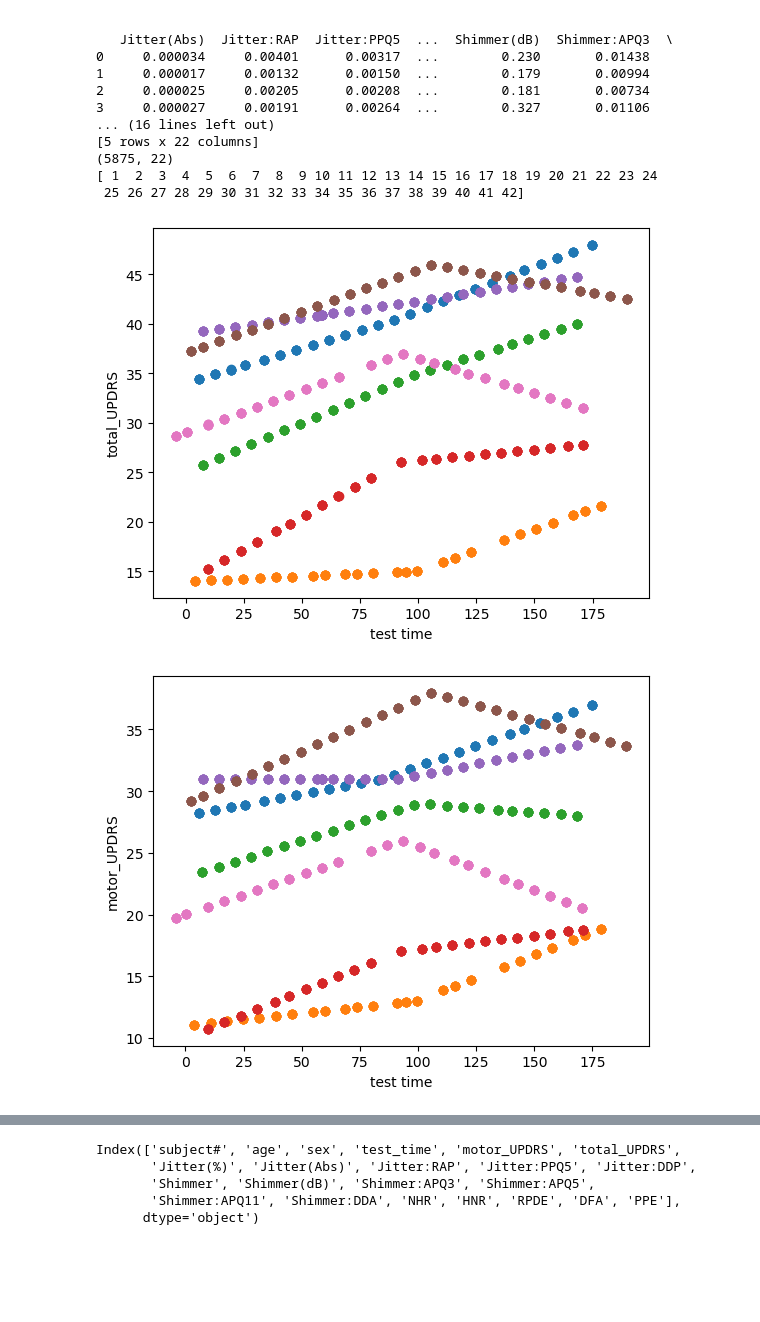
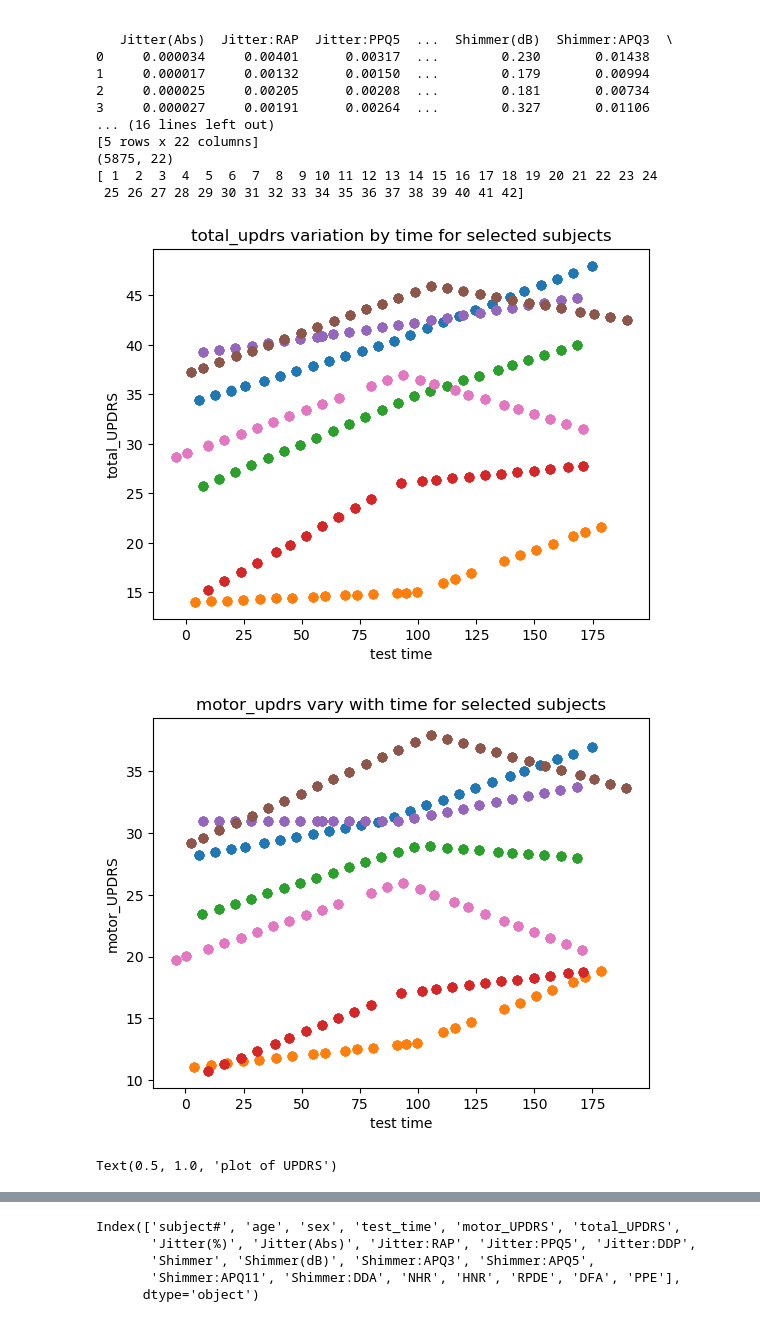
Before and after one commit to xiruwei/data1030projectparkinson, a Jupyter notebook: final project.ipynb, the cells around one changed output, grey strips where cells are left out. Drawn from its saved outputs; the diff is of its cells as text; code cells hidden in the pictures; blank space fills up the shorter version.

```diff
--- a/final project.ipynb
+++ b/final project.ipynb
@@ -34,20 +34,32 @@ print(unique_users)
 # %%
 # target and time? imputed measurement
 # pick one target?
 for i in [1, 2, 3, 4, 5, 41, 42]:
     userone = df[df['subject#'] ==i]
     plt.scatter(userone['test_time'], userone['total_UPDRS'])
     plt.xlabel('test time')
     plt.ylabel('total_UPDRS')
+    plt.title('total_updrs variation by time for selected subjects')
 
 plt.show()
 
 for i in [1, 2, 3, 4, 5, 41, 42]:
     userone = df[df['subject#'] ==i]
     plt.scatter(userone['test_time'], userone['motor_UPDRS'])
     plt.xlabel('test time')
     plt.ylabel('motor_UPDRS')
+    plt.title('motor_updrs vary with time for selected subjects')
 plt.show()
+
+
+plt.figure(figsize=(6, 3))
+plt.hist(df['total_UPDRS'], bins=200)
+plt.xlabel('total_UPDRS')
+plt.ylabel('count')
+plt.title('plot of UPDRS')
+
+#plt.semilogx()
 # %% [output]
-[figure, old version]
+[figure, new version]
-[figure, old version]
+[figure, new version]
+Text(0.5, 1.0, 'plot of UPDRS')
```
Also changed, not shown: parts of 7 cells of this notebook.
